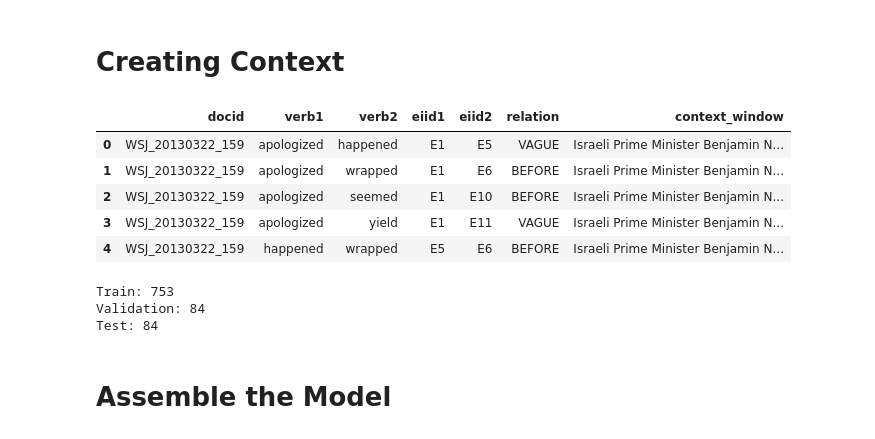
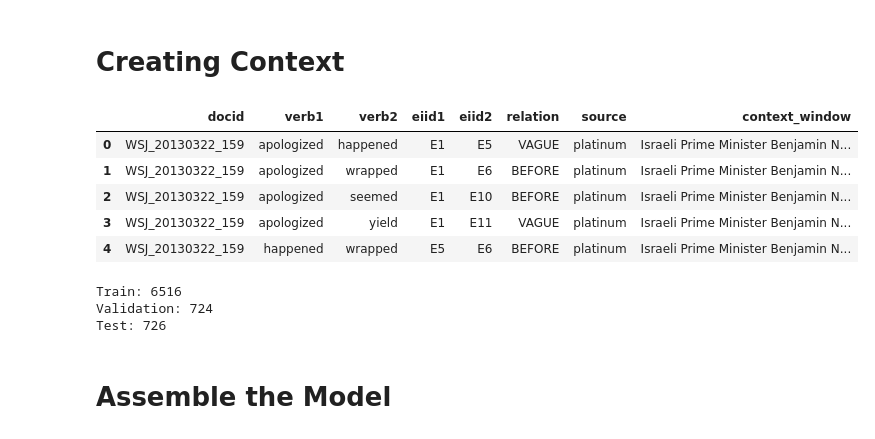
Before and after one commit to poznyakovskiy/event_extraction, a Jupyter notebook: temp_relation.ipynb, the cells around one changed output. Drawn from its saved outputs; the diff is of its cells as text; code cells hidden in the pictures.

Commit message:
Added aquaint dataset.

```diff
--- a/temp_relation.ipynb
+++ b/temp_relation.ipynb
@@ -10,10 +10,15 @@ import torch
 # Reading the Data
 # %%
 platinum_df = pd.read_table('./data/matres/platinum.txt', header=None, sep='\t', names=['docid', 'verb1', 'verb2', 'eiid1', 'eiid2', 'relation'])
-platinum_df[['eiid1', 'eiid2']] = 'E' + platinum_df[['eiid1', 'eiid2']].astype(str)
-
 # Fixing a typo in the docid
 platinum_df.loc[platinum_df['docid'] == 'nyt_20130321_sarcozy', 'docid'] = 'nyt_20130321_sarkozy'
+platinum_df['source'] = 'platinum'
 
-platinum_df.head()
+aquaint_df = pd.read_table('./data/matres/aquaint.txt', header=None, sep='\t', names=['docid', 'verb1', 'verb2', 'eiid1', 'eiid2', 'relation'])
+aquaint_df['source'] = 'aquaint'
+
+relations_df = pd.concat([platinum_df, aquaint_df], ignore_index=True)
+relations_df[['eiid1', 'eiid2']] = 'E' + relations_df[['eiid1', 'eiid2']].astype(str)
+
+relations_df.head()
 # %% [output]
@@ -101,12 +103,14 @@ def split_sentences(text):
     sentences = re.split(r'(?<!\bMr\.)(?<!\bMs\.)(?<!\bMrs\.)(?<=[.!?])\s+', text)
     return sentences
 # %%
-unique_docids = platinum_df['docid'].unique()
+unique_docids = relations_df['docid'].unique()
 
 doc_texts = {}
 for docid in unique_docids:
     filename = f"{docid}.tml"
-    text_content = minidom.parse('./data/tempeval/' + filename).getElementsByTagName('TEXT')[0]
+    source = relations_df.loc[relations_df['docid'] == docid, 'source'].iloc[0]
+    folder = 'tempeval' if source == 'platinum' else 'aquaint'
+    text_content = minidom.parse(f'./data/{folder}/' + filename).getElementsByTagName('TEXT')[0]
     text_content_str = ''.join(node.toxml() for node in text_content.childNodes).strip()
     text_content_purified = purify_text(text_content_str)
     sentences = split_sentences(text_content_purified)
@@ -159,15 +163,15 @@ def create_context_window(sentences, eiid1, eiid2, verb1, verb2, padding = 1):
     # context_window = f"{verb1} | {verb2} | {context_window}"
     return context_window
 # %%
-platinum_df['context_window'] = platinum_df.apply(lambda row: create_context_window(docs_df.loc[row['docid'], 'sentences'], row['eiid1'], row['eiid2'], row['verb1'], row['verb2']), axis=1)
-platinum_df.head()
+relations_df['context_window'] = relations_df.apply(lambda row: create_context_window(docs_df.loc[row['docid'], 'sentences'], row['eiid1'], row['eiid2'], row['verb1'], row['verb2']), axis=1)
+relations_df.head()
 # %% [output]
-|  | docid | verb1 | verb2 | eiid1 | eiid2 | relation | context_window |
-| 0 | WSJ_20130322_159 | apologized | happened | E1 | E5 | VAGUE | Israeli Prime Minister Benjamin N... |
-| 1 | WSJ_20130322_159 | apologized | wrapped | E1 | E6 | BEFORE | Israeli Prime Minister Benjamin N... |
-| 2 | WSJ_20130322_159 | apologized | seemed | E1 | E10 | BEFORE | Israeli Prime Minister Benjamin N... |
-| 3 | WSJ_20130322_159 | apologized | yield | E1 | E11 | VAGUE | Israeli Prime Minister Benjamin N... |
-| 4 | WSJ_20130322_159 | happened | wrapped | E5 | E6 | BEFORE | Israeli Prime Minister Benjamin N... |
+|  | docid | verb1 | verb2 | eiid1 | eiid2 | relation | source | context_window |
+| 0 | WSJ_20130322_159 | apologized | happened | E1 | E5 | VAGUE | platinum | Israeli Prime Minister Benjamin N... |
+| 1 | WSJ_20130322_159 | apologized | wrapped | E1 | E6 | BEFORE | platinum | Israeli Prime Minister Benjamin N... |
+| 2 | WSJ_20130322_159 | apologized | seemed | E1 | E10 | BEFORE | platinum | Israeli Prime Minister Benjamin N... |
+| 3 | WSJ_20130322_159 | apologized | yield | E1 | E11 | VAGUE | platinum | Israeli Prime Minister Benjamin N... |
+| 4 | WSJ_20130322_159 | happened | wrapped | E5 | E6 | BEFORE | platinum | Israeli Prime Minister Benjamin N... |
 # %%
 # Stable mapping: relation label -> integer id
 relation2id = {"VAGUE": 0, "BEFORE": 1, "AFTER": 2, "EQUAL": 3}
@@ -179,10 +183,10 @@ platinum_df["relation_id"] = platinum_df["relation"].map(relation2id)
 # %%
 # 90% train, 5% validation, 5% test (stratified by label)
 train_df, temp_df = train_test_split(
-    platinum_df,
+    relations_df,
     test_size=0.1,
     random_state=42,
-    stratify=platinum_df["relation_id"]
+    stratify=relations_df["relation_id"]
 )
 
 val_df, test_df = train_test_split(
@@ -199,9 +203,9 @@ print(f"Train: {len(train_df)}")
 print(f"Validation: {len(val_df)}")
 print(f"Test: {len(test_df)}")
 # %% [output]
-Train: 753
-Validation: 84
-Test: 84
+Train: 6516
+Validation: 724
+Test: 726
 # %% [markdown]
 # Assemble the Model
 # %%
```
Also changed, not shown: parts of 11 cells of this notebook, 1 other file.
